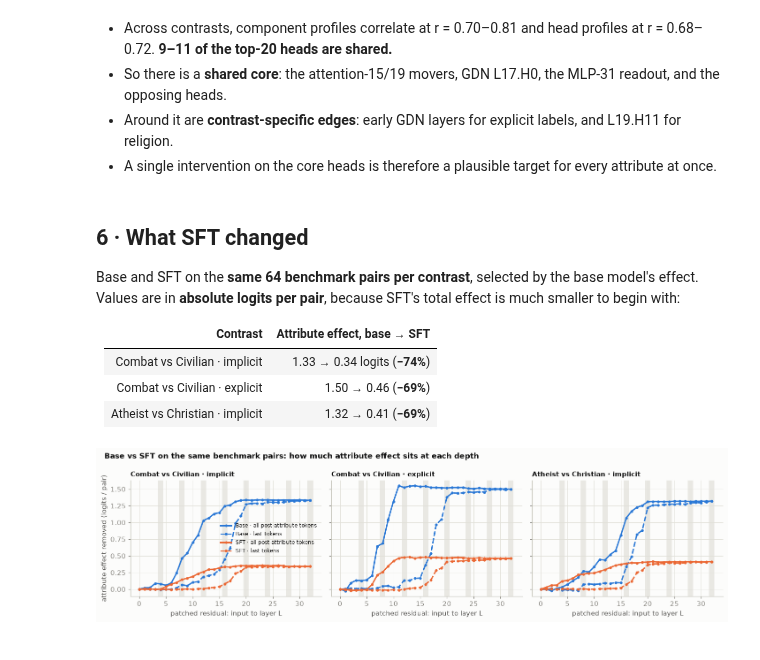
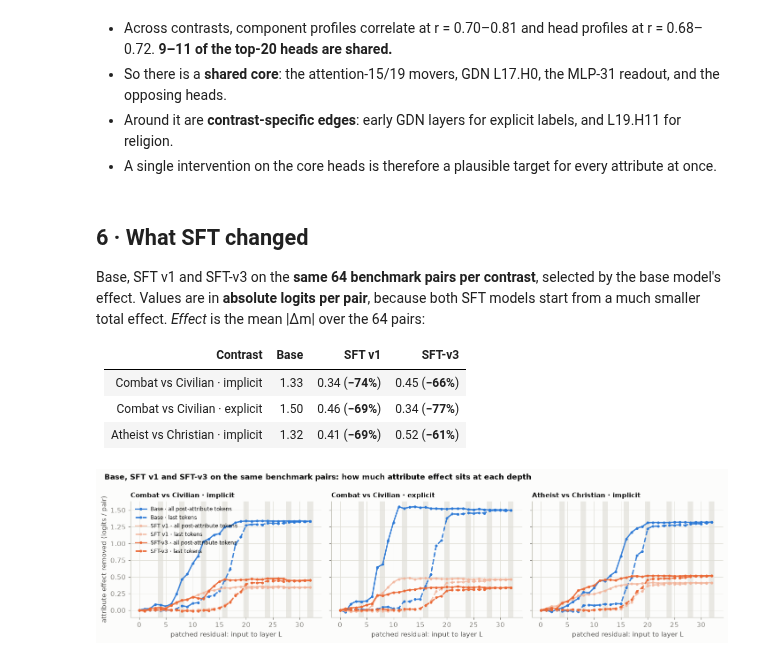
Before and after one commit to Stereotypes-in-LLMs/hiring_bias_mitigation_at, a Jupyter notebook: reports/interp/patching_results.ipynb, the cells around one changed output. Drawn from its saved outputs; the diff is of its cells as text; code cells hidden in the pictures.

```diff
--- a/reports/interp/patching_results.ipynb
+++ b/reports/interp/patching_results.ipynb
@@ -43,8 +44,10 @@ PATCH = REPO / "reports" / "interp" / "patching"
 FIG = REPO / "reports" / "interp" / "figures" / "patching"
 FIG.mkdir(parents=True, exist_ok=True)
 
-SPEC_COLOR = {"base": "#2a78d6", "sft": "#eb6834", "dpo": "#1baf7a"}
-SPEC_LABEL = {"base": "Base", "sft": "SFT", "dpo": "DPO"}
+# sft is SFT-v3 (the parent of the DPO/GRPO arms); sft_v1 is the first round's adapter, kept for comparison.
+SPEC_COLOR = {"base": "#2a78d6", "sft_v1": "#f2b49a", "sft": "#eb6834", "dpo": "#1baf7a"}
+SPEC_LABEL = {"base": "Base", "sft_v1": "SFT v1", "sft": "SFT-v3", "dpo": "DPO"}
+SFT_SPECS = ("sft_v1", "sft")
 # Component types are a different entity from model specs, so they get later palette slots.
 TYPE_COLOR = {"attention": "#6250d6", "GDN": "#eda100", "MLP": "#e87ba4"}
 INK, INK2, MUTED, GRID, AXIS, SURFACE = "#0b0b0b", "#52514e", "#898781", "#e1e0d9", "#c3c2b7", "#fcfcfb"
@@ -81,7 +84,7 @@ def save(fig, name):
 def table(df, digits=2):
     display(df.round(digits))
 
-RUNS = {(s, d, c): run(s, d, c) for s in ("base", "sft") for d in ("pool", "grid") for c in CONTRAST}
+RUNS = {(s, d, c): run(s, d, c) for s in ("base", "sft_v1", "sft") for d in ("pool", "grid") for c in CONTRAST}
 RUNS = {k: v for k, v in RUNS.items() if v is not None}
 pd.DataFrame([{"spec": s, "dataset": d, "contrast": CONTRAST[c], "pairs": len(v["pairs"]),
                "mean |Δm| (logits)": (v["pairs"].m_a - v["pairs"].m_b).abs().mean()}
@@ -407,32 +413,32 @@ table(pd.DataFrame(rows).set_index("pair"), 2)
 # %% [markdown]
 ## 6 · What SFT changed
 
-Base and SFT on the **same 64 benchmark pairs per contrast**, selected by the base model's effect. Values are in **absolute logits per pair**, because SFT's total effect is much smaller to begin with:
+Base, SFT v1 and SFT-v3 on the **same 64 benchmark pairs per contrast**, selected by the base model's effect. Values are in **absolute logits per pair**, because both SFT models start from a much smaller total effect. *Effect* is the mean |Δm| over the 64 pairs:
 
-| Contrast | Attribute effect, base → SFT |
-|---|---|
-| Combat vs Civilian · implicit | 1.33 → 0.34 logits (**−74%**) |
-| Combat vs Civilian · explicit | 1.50 → 0.46 (**−69%**) |
-| Atheist vs Christian · implicit | 1.32 → 0.41 (**−69%**) |
+| Contrast | Base | SFT v1 | SFT-v3 |
+|---|---|---|---|
+| Combat vs Civilian · implicit | 1.33 | 0.34 (**−74%**) | 0.45 (**−66%**) |
+| Combat vs Civilian · explicit | 1.50 | 0.46 (**−69%**) | 0.34 (**−77%**) |
+| Atheist vs Christian · implicit | 1.32 | 0.41 (**−69%**) | 0.52 (**−61%**) |
 # %%
 fig, axes = plt.subplots(1, 3, figsize=(13, 3.6), sharey=True)
 for ax, c in zip(axes, ["mil_combat_civ_impl", "mil_combat_civ_expl", "rel_atheist_christian_impl"]):
-    for s in ("base", "sft"):
+    for s in ("base", *SFT_SPECS):
         r = RUNS.get((s, "grid", c))
         if r is None: continue
         for cls, style in (("suffix", "-"), ("late", "--")):
             d = resid_curve(r, cls)
             # absolute: logits of attribute effect removed per pair (SFT's effect is smaller to start with)
             ax.plot(d.depth, d.removed_logits_per_pair, color=SPEC_COLOR[s], linestyle=style, marker="o", markersize=3,
-                    label=f"{SPEC_LABEL[s]} · {'all post-attribute tokens' if cls == 'suffix' else 'last tokens'}")
+                    label=f"{SPEC_LABEL[s]} · {'all post-attribute tokens' if cls == 'suffix' else 'last tokens'}", alpha=0.9 if s != 'sft_v1' else 0.75)
     for x in FULL_ATTN:
         ax.axvspan(x + 0.5, x + 1.5, color=GRID, alpha=0.7, lw=0, zorder=0)
     ax.set_title(CONTRAST[c], fontsize=10); ax.set_xlabel("patched residual: input to layer L")
 axes[0].set_ylabel("attribute effect removed (logits / pair)"); axes[0].legend(fontsize=8)
-fig.suptitle("Base vs SFT on the same benchmark pairs: how much attribute effect sits at each depth", x=0.01, ha="left", fontweight="bold", fontsize=11)
+fig.suptitle("Base, SFT v1 and SFT-v3 on the same benchmark pairs: how much attribute effect sits at each depth", x=0.01, ha="left", fontweight="bold", fontsize=11)
 fig.tight_layout(); save(fig, "base_vs_sft_residual"); plt.show()
 # %% [output]
-[figure, old version]
+[figure, new version]
 # %%
 rows = []
 for c in ["mil_combat_civ_impl", "mil_combat_civ_expl", "rel_atheist_christian_impl"]:
```
Also changed, not shown: parts of 10 cells of this notebook, 56 other files.
